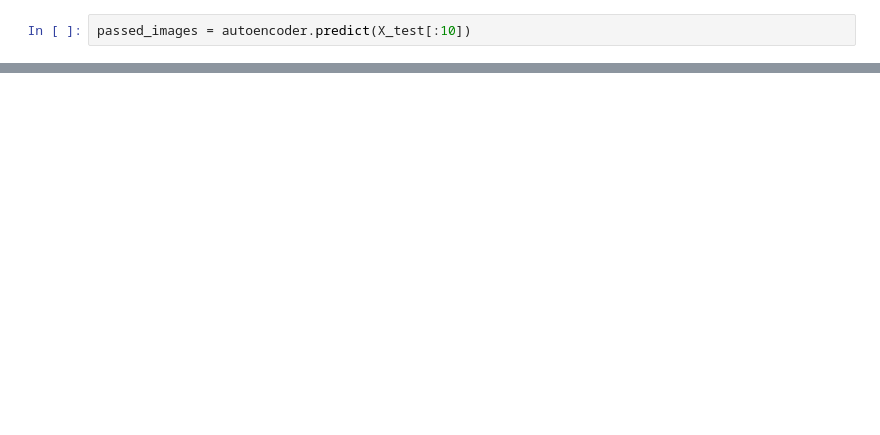
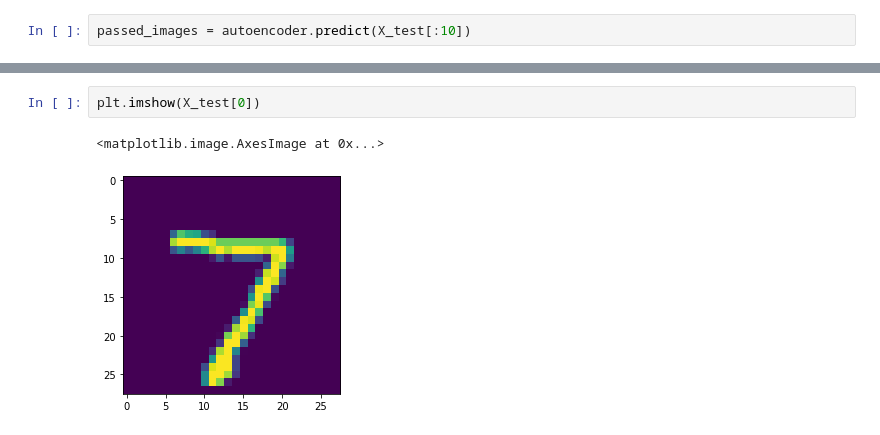
Before and after one commit to freshq99/Colab, a Jupyter notebook: AutoencoderNoiseReduction.ipynb, the cells around one changed output, grey strips where cells are left out. Drawn from its saved outputs; the diff is of its cells as text; blank space fills up the shorter version.

```diff
--- a/AutoencoderNoiseReduction.ipynb
+++ b/AutoencoderNoiseReduction.ipynb
@@ -140,0 +89,5 @@ Attempted reconstruction after autoencoder
+# %%
+plt.imshow(X_test[0])
+# %% [output]
+<matplotlib.image.AxesImage at 0x...>
+[figure, added]
```
Also changed, not shown: parts of 37 cells of this notebook.
